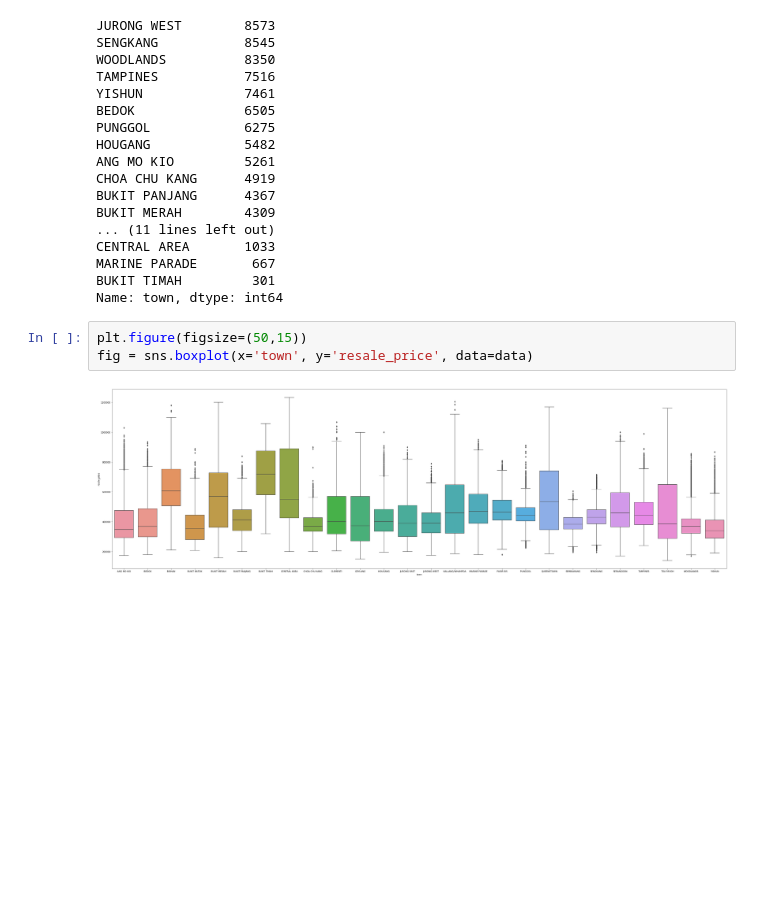
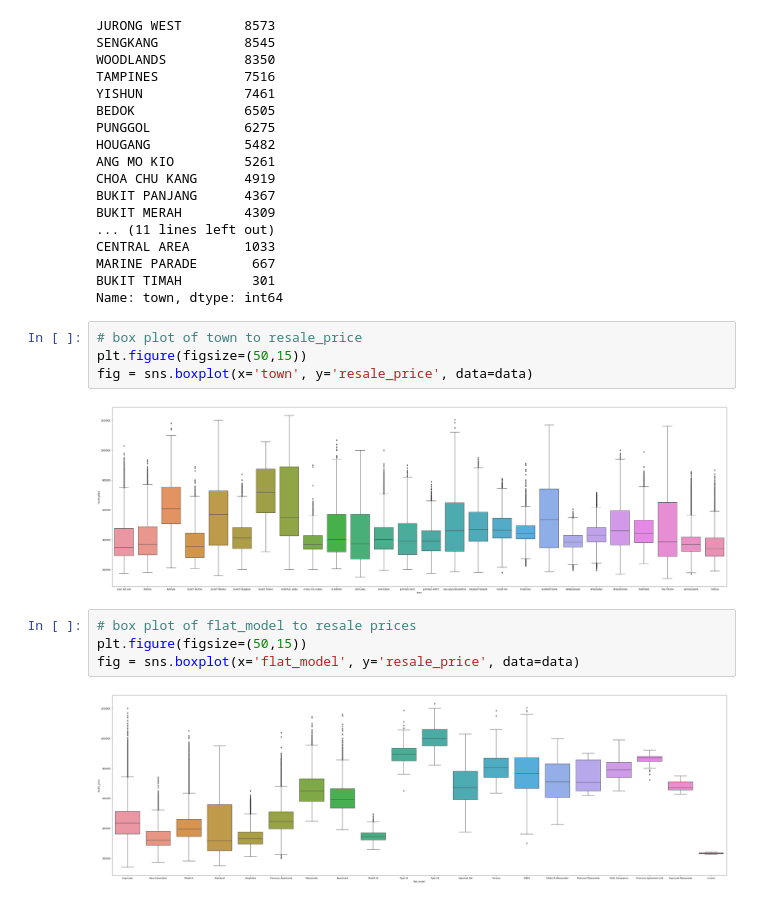
Before and after one commit to y4nrui/data-mining, a Jupyter notebook: eda-and-modelling.ipynb, the cells around one changed output. Saved outputs shown, nothing was run; the diff lists cells and outputs as text; blank space fills up the shorter version.

```diff
--- a/eda.ipynb
+++ b/eda-and-modelling.ipynb
@@ -189,7 +186,14 @@ MARINE PARADE       667
 BUKIT TIMAH         301
 Name: town, dtype: int64
 # %%
+# box plot of town to resale_price
 plt.figure(figsize=(50,15))
 fig = sns.boxplot(x='town', y='resale_price', data=data)
 # %% [output]
 [figure]
+# %%
+# box plot of flat_model to resale prices
+plt.figure(figsize=(50,15))
+fig = sns.boxplot(x='flat_model', y='resale_price', data=data)
+# %% [output]
+[figure, added]
```
Also changed, not shown: parts of 5 cells of this notebook, 1 other file.
